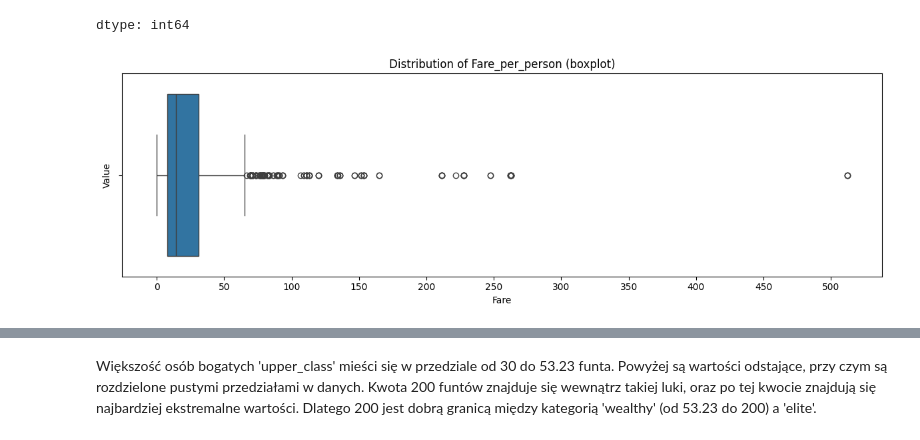
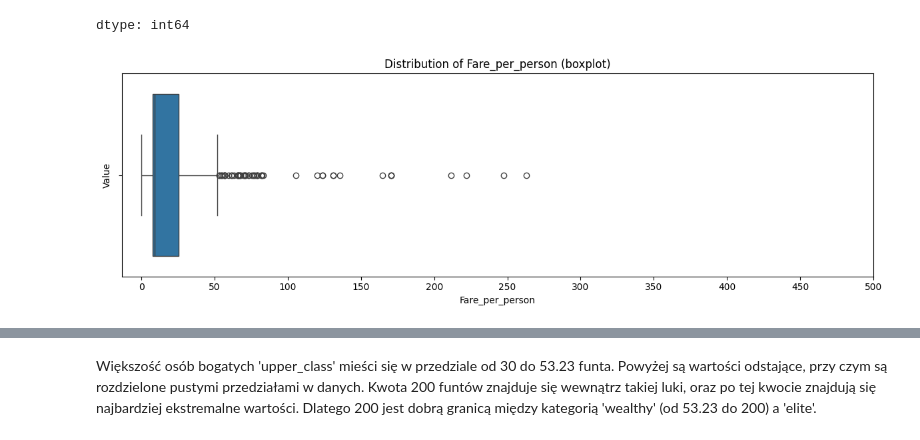
Before and after one commit to Solvro/ml-wakacyjne-wyzwanie-2026, a Jupyter notebook: Zadanie_1.ipynb, the cells around one changed output, grey strips where cells are left out. Saved outputs shown, nothing was run; the diff lists cells and outputs as text; code cells hidden in the pictures.

```diff
--- a/Zadanie_1.ipynb
+++ b/Zadanie_1.ipynb
@@ -164,3 +134,17 @@ dtype('int64')
+# %%
+def missing_vals_for_classes(df, column):
+
+  first_class_df = df[df['Pclass'] == 1]
+  second_class_df = df[df['Pclass'] == 2]
+  third_class_df = df[df['Pclass'] == 3]
+
+  print(missing_vals_imputation(first_class_df, column))
+  print(missing_vals_imputation(second_class_df, column))
+  print(missing_vals_imputation(third_class_df, column))
+
+  df = pd.concat([first_class_df, second_class_df, third_class_df]).sort_index()
+
+  return df
 # %%
-missing_vals_imputation(df, 'Fare')
+df = missing_vals_for_classes(df, 'Fare')
 # %% [output]
@@ -280,0 +232,2 @@ df = pd.concat([first_class_df, second_class_df, third_class_df]).sort_index()
+# %%
+df = missing_vals_for_classes(df, 'Deck')
@@ -367,16 +323,17 @@ df['People_On_Ticket'].value_counts()
 dtype: int64
 # %%
 df['Fare_per_person'] = df['Fare'] / df['People_On_Ticket']
+df = df.drop(columns = ['Fare', 'People_On_Ticket'])
 # %%
 plt.figure(figsize=(12,4))
-sns.boxplot(data = df, x = 'Fare')
+sns.boxplot(data = df, x = 'Fare_per_person')
 plt.title(f"Distribution of Fare_per_person (boxplot)")
 plt.ylabel("Value")
 plt.xticks(np.arange(0, 550, step=50))
 plt.tight_layout()
 plt.show()
 # %% [output]
-[figure, old version]
+[figure, new version]
 # %%
 Q1 = df['Fare_per_person'].quantile(0.25)
 Q3 = df['Fare_per_person'].quantile(0.75)
```
Also changed, not shown: parts of 48 cells of this notebook.
